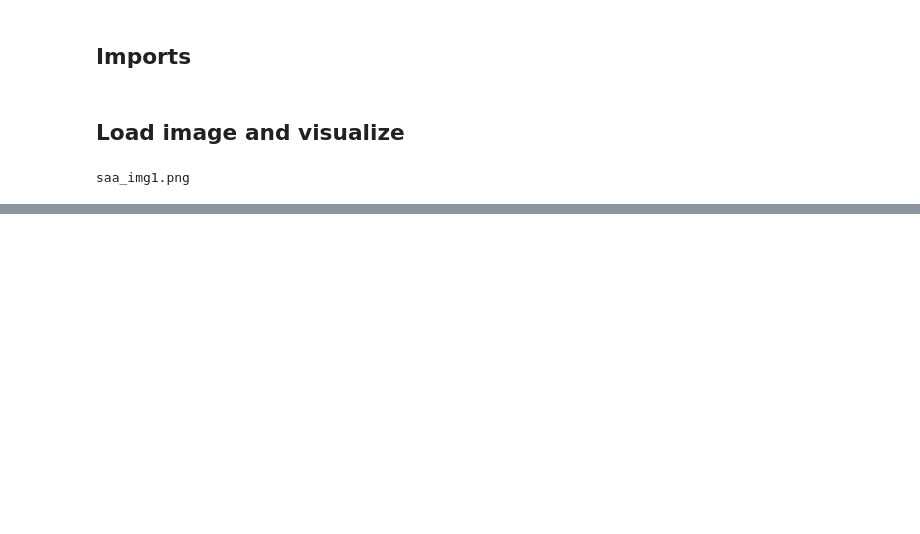
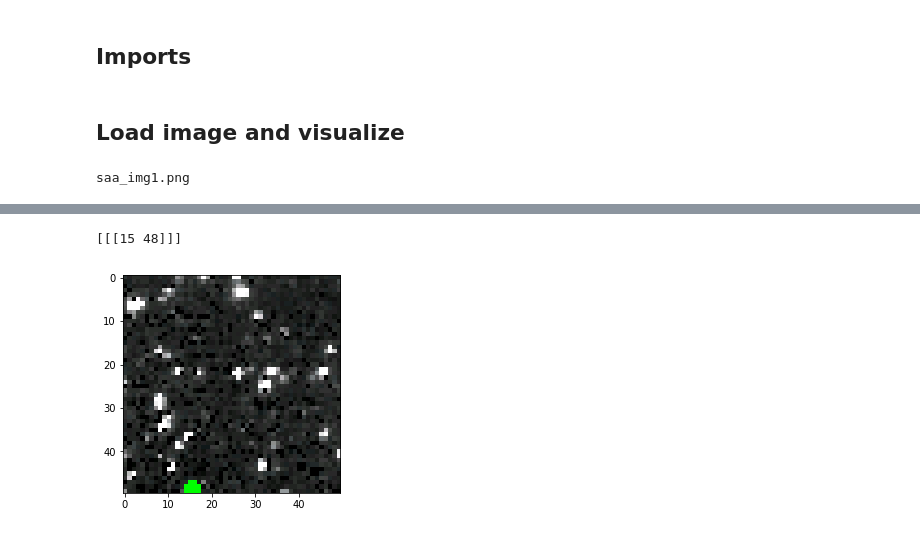
Before and after one commit to charlievweiss/astrostats_finalproject, a Jupyter notebook: image_prep.ipynb, the cells around one changed output, grey strips where cells are left out. Cells and saved outputs as stored; diff of their text form; code cells hidden in the pictures; blank space fills up the shorter version.

```diff
--- a/image_prep.ipynb
+++ b/image_prep.ipynb
@@ -197,0 +74,17 @@ plt.imshow(test_sm, cmap='gray');
+# %%
+# this isolates the bright spots in an image (gives you coords)
+contours, hierarchy = cv2.findContours(thresh_gray, 1, 2)
+cnt = contours[0] # indeces of one bright spot
+print(cnt)
+# %% [output]
+[[[15 48]]]
+# %%
+# RECTANGLE CHANGES THE ORIGINAL IMAGE, SO MAKE A COPY
+rect_img = img_sm_og.copy()
+
+# This draws a bounding box at the site of the bright spot
+x, y, w, h = cv2.boundingRect(cnt)
+cv2.rectangle(rect_img, (x,y), (x+w,y+h),(0,255,0),2)
+plt.imshow(rect_img);
+# %% [output]
+[figure, added]
```
Also changed, not shown: parts of 40 cells of this notebook.
